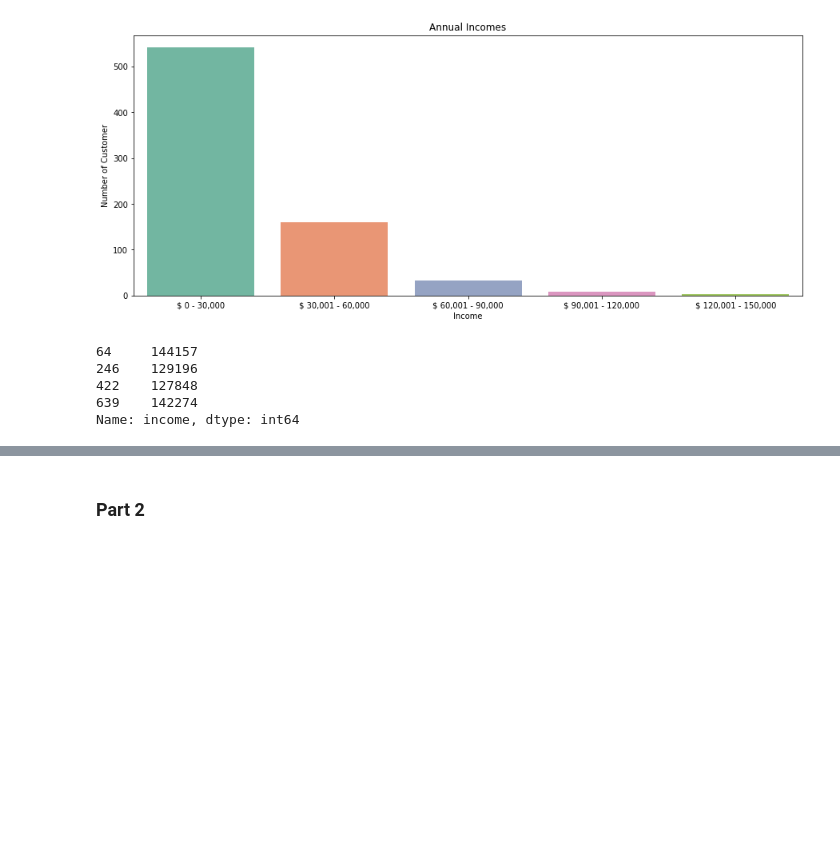
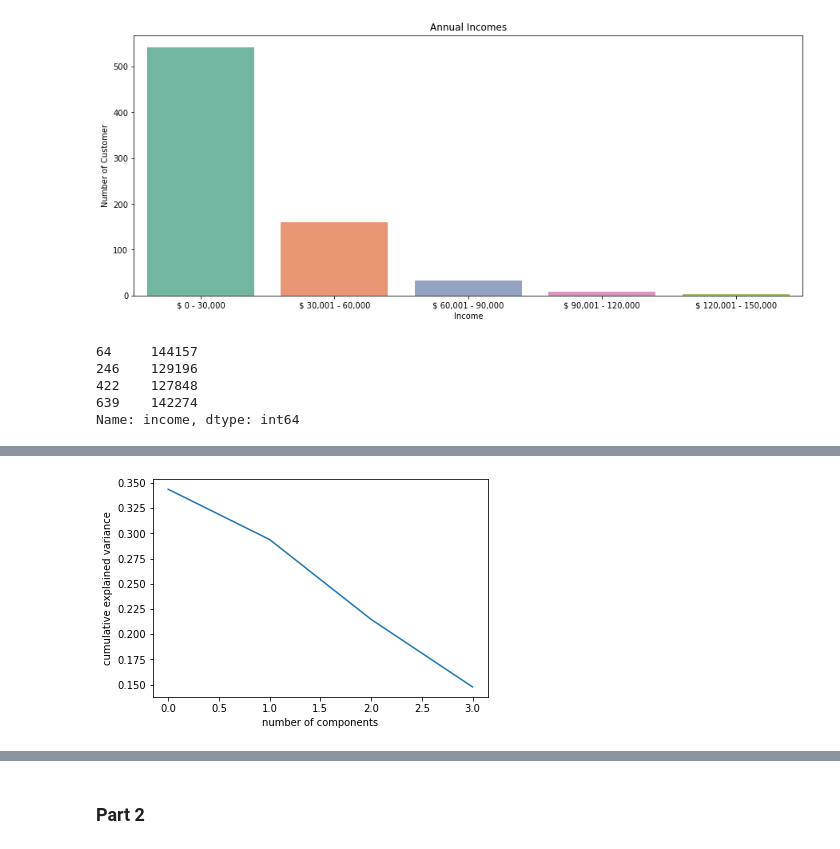
Before and after one commit to emre-bolcakan/miniproject-III, a Jupyter notebook: mini-project-III.ipynb, the cells around one changed output, grey strips where cells are left out. Saved outputs shown, nothing was run; the diff lists cells and outputs as text; code cells hidden in the pictures; blank space fills up the shorter version.

```diff
--- a/mini-project-III.ipynb
+++ b/mini-project-III.ipynb
@@ -246,0 +305,9 @@ plt.show()
+# %%
+plt.plot(pcamodel.explained_variance_ratio_)
+plt.xlabel('number of components')
+plt.ylabel('cumulative explained variance')
+plt.show()
+
+#PCA1 is at 0 in xscale
+# %% [output]
+[figure, added]
```
Also changed, not shown: parts of 21 cells of this notebook, 3 other files.
